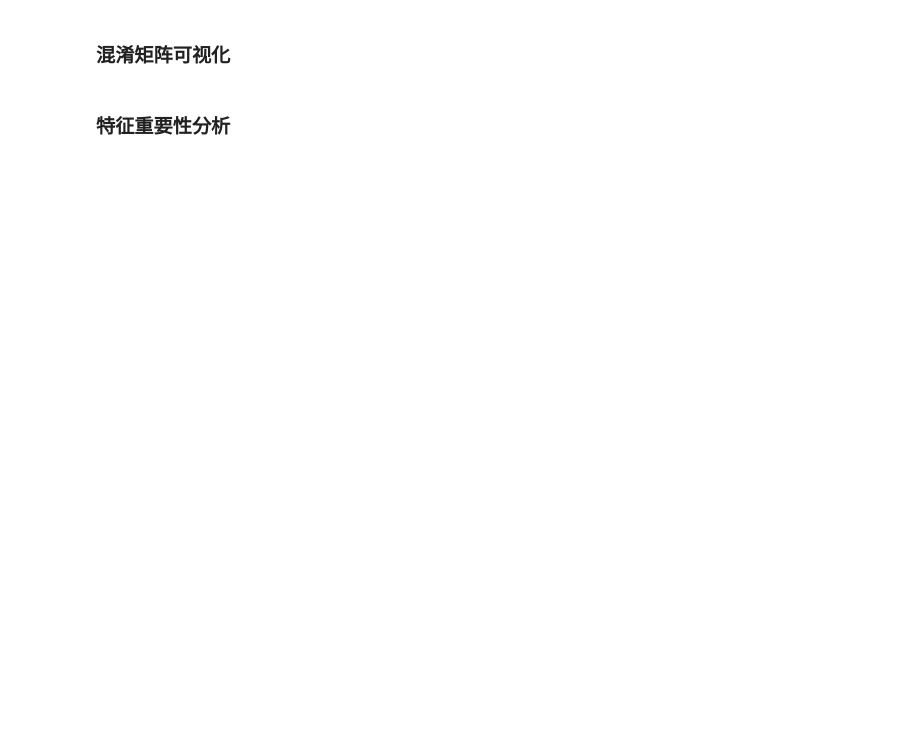
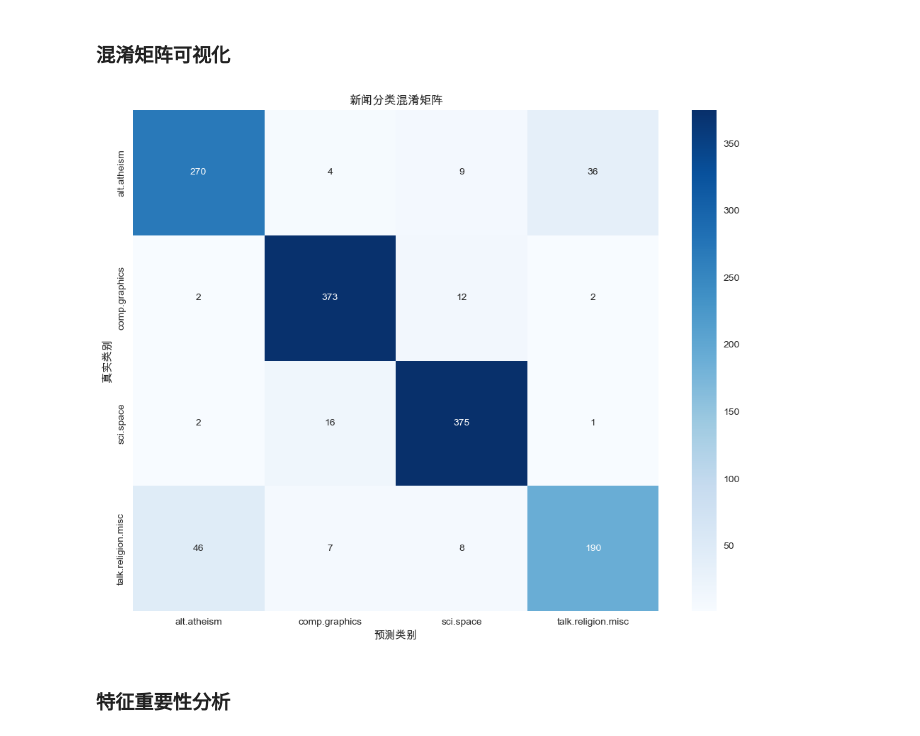
Before and after one commit to lyhzyy0819-lab/-Machine-Learning, a Jupyter notebook: supervised_learning/04_naive_bayes.ipynb, the cells around one changed output. Drawn from its saved outputs; the diff is of its cells as text; code cells hidden in the pictures; blank space fills up the shorter version.

Commit message:
fix: 修复04_naive_bayes.ipynb的cell类型错误并使用本地数据加载
- 修复12个markdown内容被错误标记为code类型的cells
- 修改load-news cell使用本地pickle缓存加载20newsgroups数据集
- 更新所有依赖cells使用字典访问方式而非Bunch对象属性
- 解决HTTP 403错误，实现完全离线数据加载

```diff
--- a/supervised_learning/04_naive_bayes.ipynb
+++ b/supervised_learning/04_naive_bayes.ipynb
@@ -69,10 +69,22 @@ from sklearn.metrics import (
 # 文本处理
 from sklearn.feature_extraction.text import CountVectorizer, TfidfVectorizer
 
-# 可视化设置
-plt.rcParams['font.sans-serif'] = ['Arial Unicode MS', 'SimHei']
-plt.rcParams['axes.unicode_minus'] = False
-sns.set_style('whitegrid')
+import warnings
+
+# 忽略所有警告
+warnings.filterwarnings('ignore')
+
+# 设置绘图风格
+plt.style.use('seaborn-v0_8')
+sns.set_palette('husl')
+plt.rcParams['font.sans-serif'] = [
+        'Arial Unicode MS',  # macOS通用
+        'PingFang SC',       # macOS系统字体
+        'STHeiti',           # 华文黑体
+        'Heiti TC',          # 黑体-繁
+        'SimHei',            # 黑体
+    ]
+plt.rcParams['axes.unicode_minus'] = False  # 解决负号显示问题
 
 np.random.seed(42)
 # %% [markdown]
@@ -347,14 +393,14 @@ print(f"类别: {newsgroups_train.target_names[newsgroups_train.target[0]]}")
 # %%
 # TF-IDF向量化
 tfidf_vectorizer = TfidfVectorizer(max_features=5000, stop_words='english')
-X_train_tfidf = tfidf_vectorizer.fit_transform(newsgroups_train.data)
-X_test_tfidf = tfidf_vectorizer.transform(newsgroups_test.data)
+X_train_tfidf = tfidf_vectorizer.fit_transform(newsgroups_train['data'])
+X_test_tfidf = tfidf_vectorizer.transform(newsgroups_test['data'])
 
 print(f"TF-IDF特征矩阵形状: {X_train_tfidf.shape}")
 
 # 训练多项式朴素贝叶斯
 mnb_news = MultinomialNB(alpha=0.1)  # alpha是平滑参数
-mnb_news.fit(X_train_tfidf, newsgroups_train.target)
+mnb_news.fit(X_train_tfidf, newsgroups_train['target'])
 
 # 预测
 y_pred = mnb_news.predict(X_test_tfidf)
@@ -362,10 +408,10 @@ y_pred = mnb_news.predict(X_test_tfidf)
 # 评估
 print("\n新闻分类性能：")
 print("=" * 60)
-print(f"准确率: {accuracy_score(newsgroups_test.target, y_pred):.4f}")
+print(f"准确率: {accuracy_score(newsgroups_test['target'], y_pred):.4f}")
 print("\n分类报告：")
 print(classification_report(
-    newsgroups_test.target,
+    newsgroups_test['target'],
     y_pred,
-    target_names=newsgroups_test.target_names
+    target_names=newsgroups_test['target_names']
 ))
@@ -373,17 +437,19 @@ print(classification_report(
 ### 混淆矩阵可视化
 # %%
 # 混淆矩阵
-cm = confusion_matrix(newsgroups_test.target, y_pred)
+cm = confusion_matrix(newsgroups_test['target'], y_pred)
 
 plt.figure(figsize=(10, 8))
 sns.heatmap(cm, annot=True, fmt='d', cmap='Blues',
-            xticklabels=newsgroups_test.target_names,
-            yticklabels=newsgroups_test.target_names)
+            xticklabels=newsgroups_test['target_names'],
+            yticklabels=newsgroups_test['target_names'])
 plt.xlabel('预测类别')
 plt.ylabel('真实类别')
 plt.title('新闻分类混淆矩阵')
 plt.tight_layout()
 plt.show()
+# %% [output]
+[figure, added]
 # %% [markdown]
 ### 特征重要性分析
 # %%
```
Also changed, not shown: parts of 16 cells of this notebook, 1 other file.
